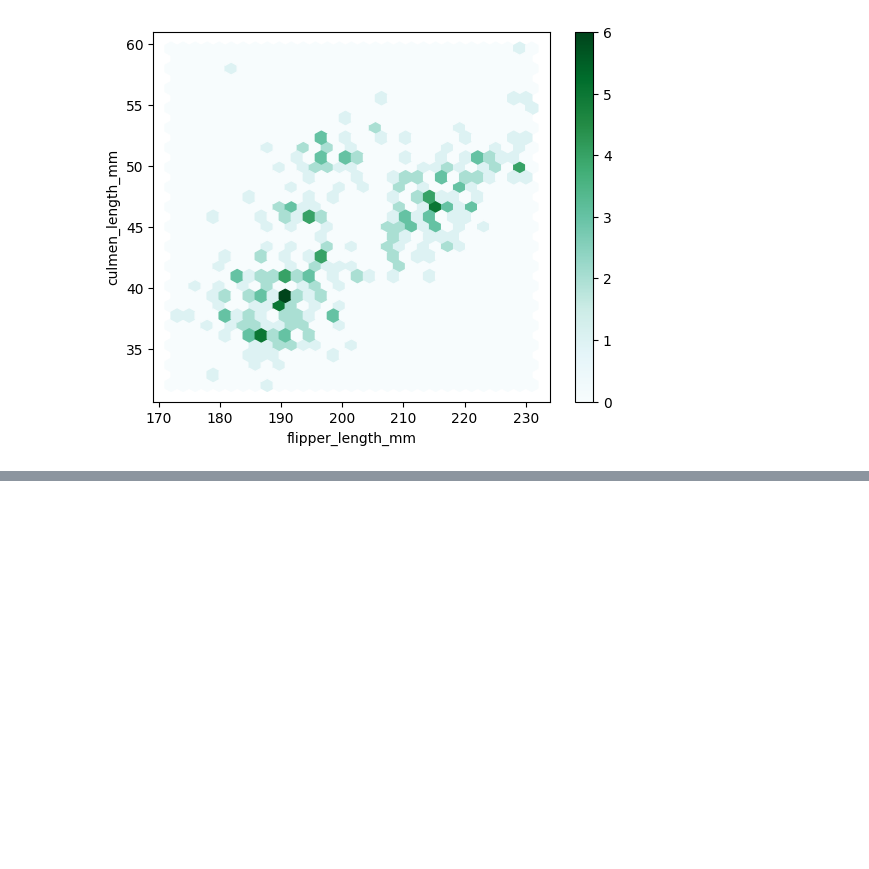
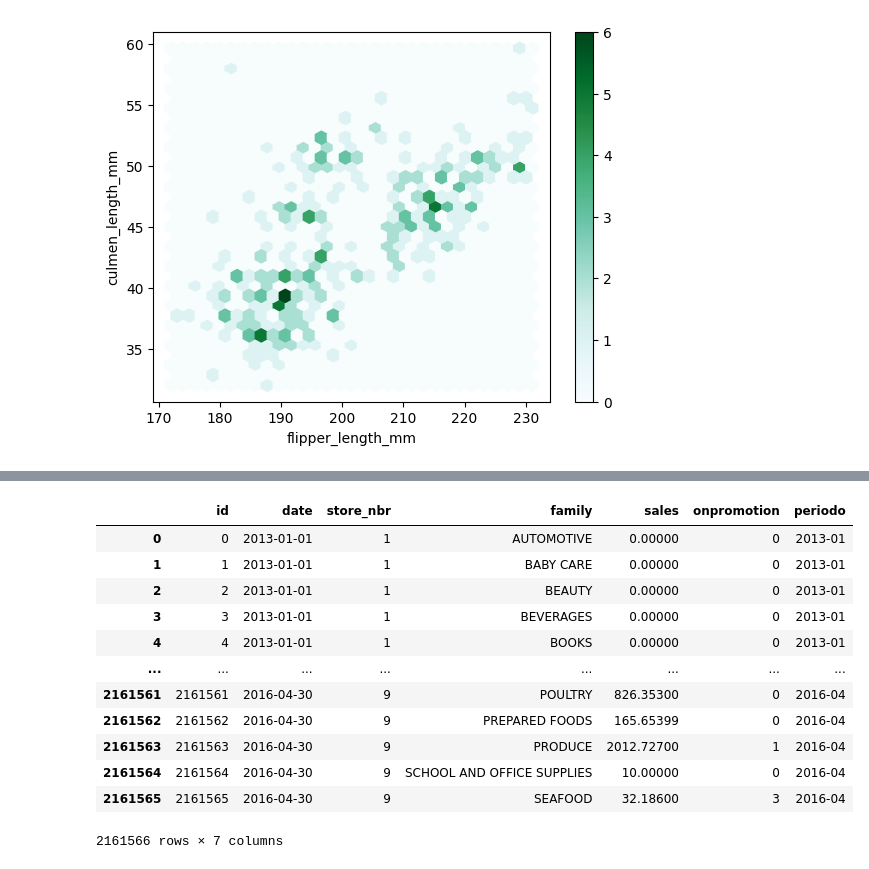
Before and after one commit to JohnReyes02/Curso_Maestro_Visualizaciones_y_Analisis_de_Datos_en_Python, a Jupyter notebook: Nivel_2/09_heatmap.ipynb, the cells around one changed output, grey strips where cells are left out. Saved outputs shown, nothing was run; the diff lists cells and outputs as text; code cells hidden in the pictures; blank space fills up the shorter version.

```diff
--- a/Nivel_2/09_heatmap.ipynb
+++ b/Nivel_2/09_heatmap.ipynb
@@ -125,0 +144,18 @@ df.plot.hexbin(
+# %%
+# Creamos una nueva columna con el año y el mes
+df['periodo'] = df['date'].apply(lambda x: x[:7])
+df
+# %% [output]
+|  | id | date | store_nbr | family | sales | onpromotion | periodo |
+| 0 | 0 | 2013-01-01 | 1 | AUTOMOTIVE | 0.00000 | 0 | 2013-01 |
+| 1 | 1 | 2013-01-01 | 1 | BABY CARE | 0.00000 | 0 | 2013-01 |
+| 2 | 2 | 2013-01-01 | 1 | BEAUTY | 0.00000 | 0 | 2013-01 |
+| 3 | 3 | 2013-01-01 | 1 | BEVERAGES | 0.00000 | 0 | 2013-01 |
+| 4 | 4 | 2013-01-01 | 1 | BOOKS | 0.00000 | 0 | 2013-01 |
+| ... | ... | ... | ... | ... | ... | ... | ... |
+| 2161561 | 2161561 | 2016-04-30 | 9 | POULTRY | 826.35300 | 0 | 2016-04 |
+| 2161562 | 2161562 | 2016-04-30 | 9 | PREPARED FOODS | 165.65399 | 0 | 2016-04 |
+| 2161563 | 2161563 | 2016-04-30 | 9 | PRODUCE | 2012.72700 | 1 | 2016-04 |
+| 2161564 | 2161564 | 2016-04-30 | 9 | SCHOOL AND OFFICE SUPPLIES | 10.00000 | 0 | 2016-04 |
+| 2161565 | 2161565 | 2016-04-30 | 9 | SEAFOOD | 32.18600 | 3 | 2016-04 |
+2161566 rows × 7 columns
```
Also changed, not shown: parts of 10 cells of this notebook.
